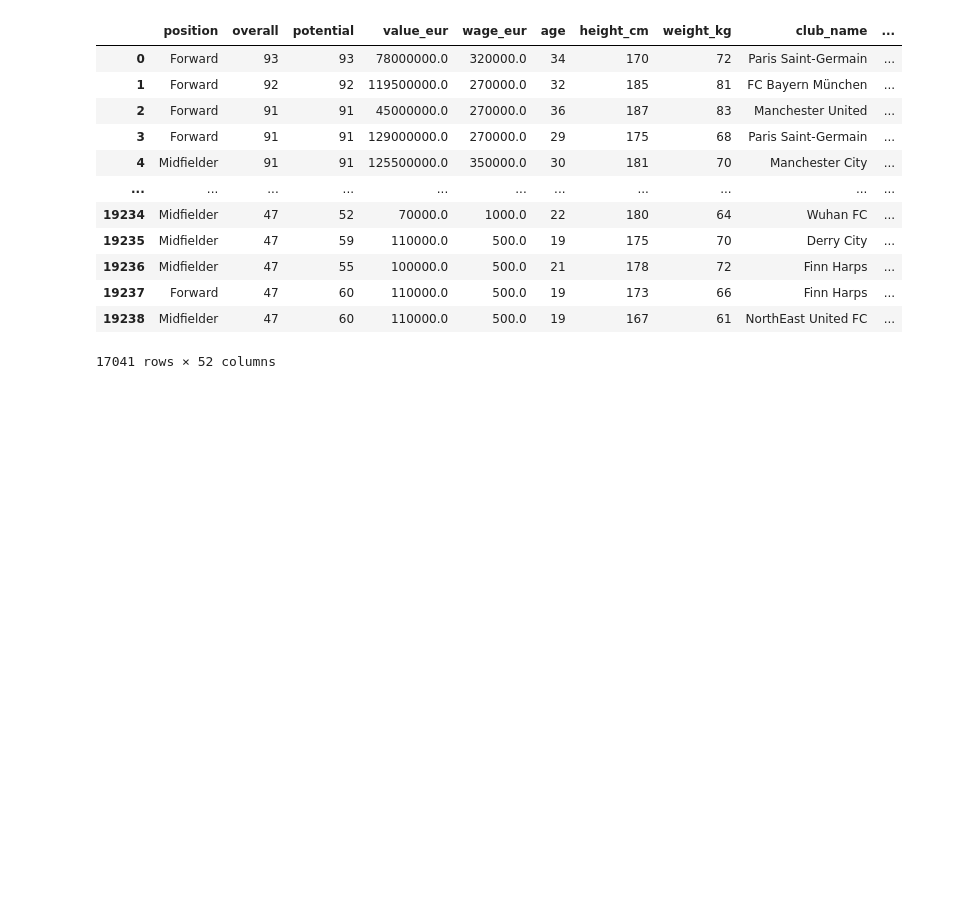
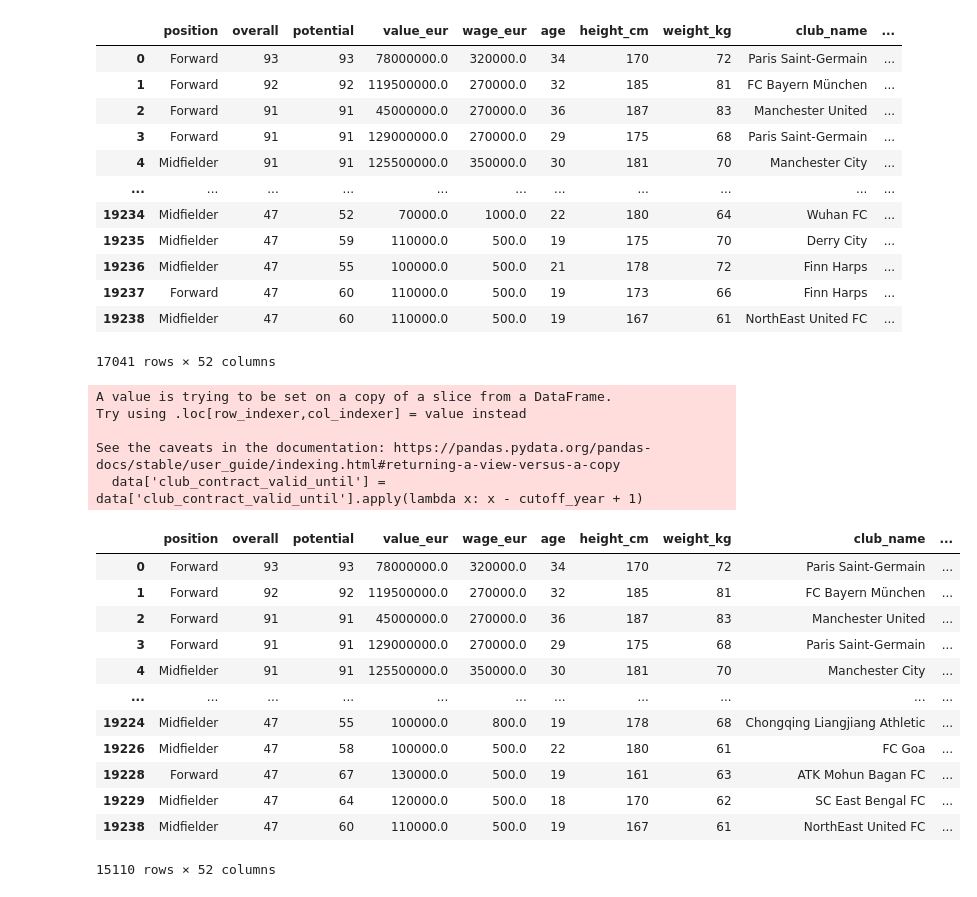
Before and after one commit to Abdulazeez-Dolapo/masters-dissertation, a Jupyter notebook: data-cleaning.ipynb, the cells around one changed output. Cells and saved outputs as stored; diff of their text form; code cells hidden in the pictures; blank space fills up the shorter version.

Commit message:
update data cleaning

```diff
--- a/data-cleaning.ipynb
+++ b/data-cleaning.ipynb
@@ -159,6 +159,34 @@ data
 | 19237 | Forward | 47 | 60 | 110000.0 | 500.0 | 19 | 173 | 66 | Finn Harps | ... |
 | 19238 | Midfielder | 47 | 60 | 110000.0 | 500.0 | 19 | 167 | 61 | NorthEast United FC | ... |
 17041 rows × 52 columns
+# %%
+# Filter players with a contract year of 2023 or above
+cutoff_year = 2022
+data = data[data['club_contract_valid_until'] >= cutoff_year]
+
+# Replace contract year end with the number of years left
+data['club_contract_valid_until'] = data['club_contract_valid_until'].apply(lambda x: x - cutoff_year + 1)
+
+data
+# %% [output]
+A value is trying to be set on a copy of a slice from a DataFrame.
+Try using .loc[row_indexer,col_indexer] = value instead
+
+See the caveats in the documentation: https://pandas.pydata.org/pandas-docs/stable/user_guide/indexing.html#returning-a-view-versus-a-copy
+  data['club_contract_valid_until'] = data['club_contract_valid_until'].apply(lambda x: x - cutoff_year + 1)
+|  | position | overall | potential | value_eur | wage_eur | age | height_cm | weight_kg | club_name | ... |
+| 0 | Forward | 93 | 93 | 78000000.0 | 320000.0 | 34 | 170 | 72 | Paris Saint-Germain | ... |
+| 1 | Forward | 92 | 92 | 119500000.0 | 270000.0 | 32 | 185 | 81 | FC Bayern München | ... |
+| 2 | Forward | 91 | 91 | 45000000.0 | 270000.0 | 36 | 187 | 83 | Manchester United | ... |
+| 3 | Forward | 91 | 91 | 129000000.0 | 270000.0 | 29 | 175 | 68 | Paris Saint-Germain | ... |
+| 4 | Midfielder | 91 | 91 | 125500000.0 | 350000.0 | 30 | 181 | 70 | Manchester City | ... |
+| ... | ... | ... | ... | ... | ... | ... | ... | ... | ... | ... |
+| 19224 | Midfielder | 47 | 55 | 100000.0 | 800.0 | 19 | 178 | 68 | Chongqing Liangjiang Athletic | ... |
+| 19226 | Midfielder | 47 | 58 | 100000.0 | 500.0 | 22 | 180 | 61 | FC Goa | ... |
+| 19228 | Forward | 47 | 67 | 130000.0 | 500.0 | 19 | 161 | 63 | ATK Mohun Bagan FC | ... |
+| 19229 | Midfielder | 47 | 64 | 120000.0 | 500.0 | 18 | 170 | 62 | SC East Bengal FC | ... |
+| 19238 | Midfielder | 47 | 60 | 110000.0 | 500.0 | 19 | 167 | 61 | NorthEast United FC | ... |
+15110 rows × 52 columns
 # %%
 # Reset index and create a new cleaned file
 data = data.reset_index(drop=True)
```
Also changed, not shown: 2 other files.
